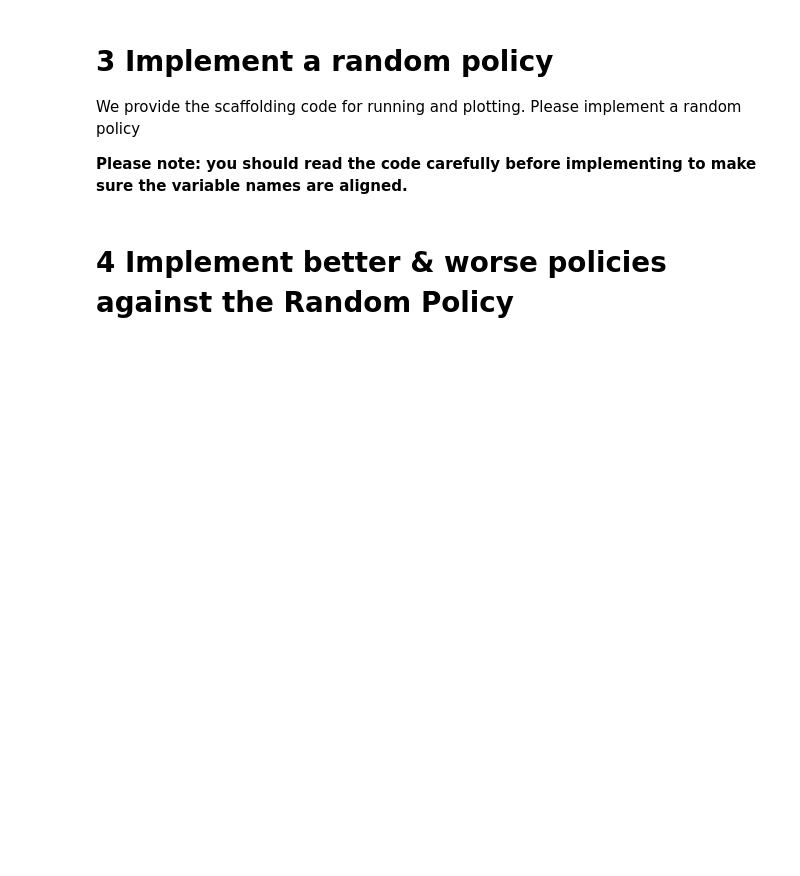
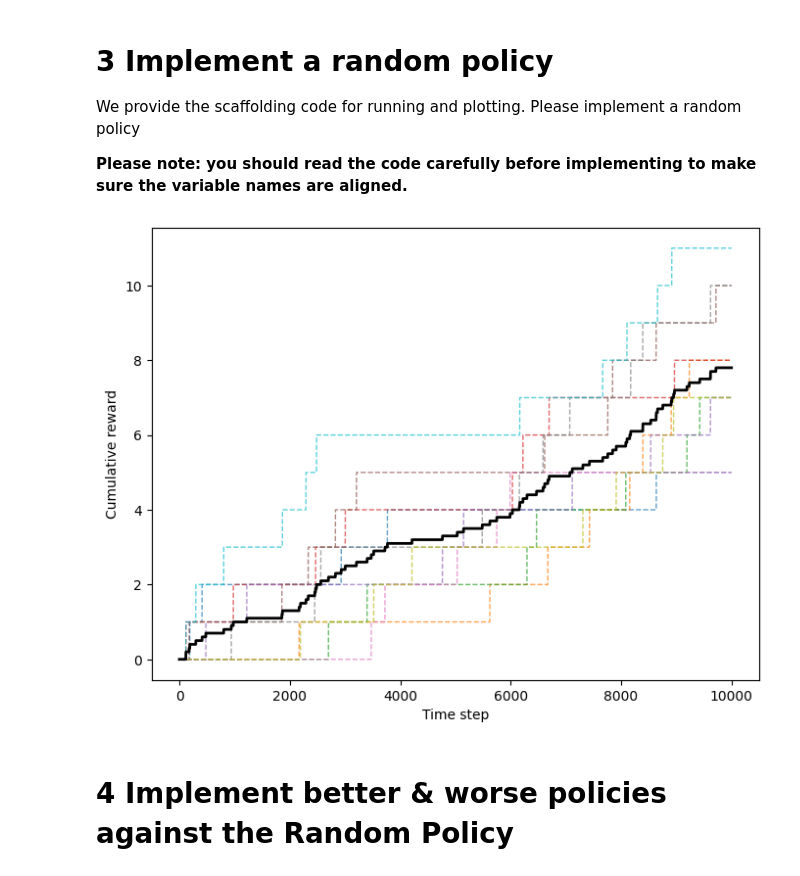
Before and after one commit to dbcometto/cs5180rl, a Jupyter notebook: homework/ex0_26spring.ipynb, the cells around one changed output. Cells and saved outputs as stored; diff of their text form; code cells hidden in the pictures; blank space fills up the shorter version.

```diff
--- a/homework/ex0_26spring.ipynb
+++ b/homework/ex0_26spring.ipynb
@@ -171,11 +219,12 @@ We provide the scaffolding code for running and plotting. Please implement a ran
 # %%
 if __name__ == "__main__":
     # fix the randomness for reproduction
-    random.seed(1234)
-    np.random.seed(1234)
+    seed = 1234
+    random.seed(seed)
+    np.random.seed(seed)
 
     # create the environment
-    env = FourRooms()
+    env = FourRooms(seed)
 
     # number of the trail (YOU CAN MODIFIED HERE WITH SMALL VALUES FOR DEBUG ONLY)
     trial_num = 10
@@ -184,6 +233,10 @@ if __name__ == "__main__":
 
     # save the rewards for plot
     rewards_list = []
+
+    # Setup
+    action_choices = ["UP", "DOWN", "LEFT", "RIGHT"]
+    nprng = np.random.default_rng(seed)
 
     # run experiment
     for e in tqdm(range(trial_num), desc="Run trial",position=0):
@@ -195,36 +248,42 @@ if __name__ == "__main__":
         # reset the environment
         state, reward = env.reset()
 
+
+
         # run each trial
         for t in tqdm(range(trial_length), desc="Episode", position=1, leave=False):
 
 
             # CODE HERE: please implement a random policy to obtain an action.
             # it should return a random action from ["UP", "DOWN", "LEFT", "RIGHT"]
-            action = None
+
+
+            action = nprng.choice(action_choices)
 
             # CODE HERE: please implement the code to get the next state and reward
             # it should takes in the current state and action
             # it should returns the next_state and reward
-            next_state, reward = None, None
+            next_state, reward = env.step(state,action)
 
 
             """DO NOT CHANGE BELOW"""
             # save the reward
             reward_counter += reward
             reward_per_trial.append(reward_counter)
 
             # reset
             if reward == 1:
                 state, reward = env.reset()
             else:
                 state = next_state
 
         # save the rewards
         rewards_list.append(reward_per_trial)
 
 # PLOT THE RESULTS
 plot_func(rewards_list)
+# %% [output]
+[figure, added]
 # %% [markdown]
 # 4 Implement better & worse policies against the Random Policy
 # %%
```
Also changed, not shown: parts of 4 cells of this notebook, 1 other file.
